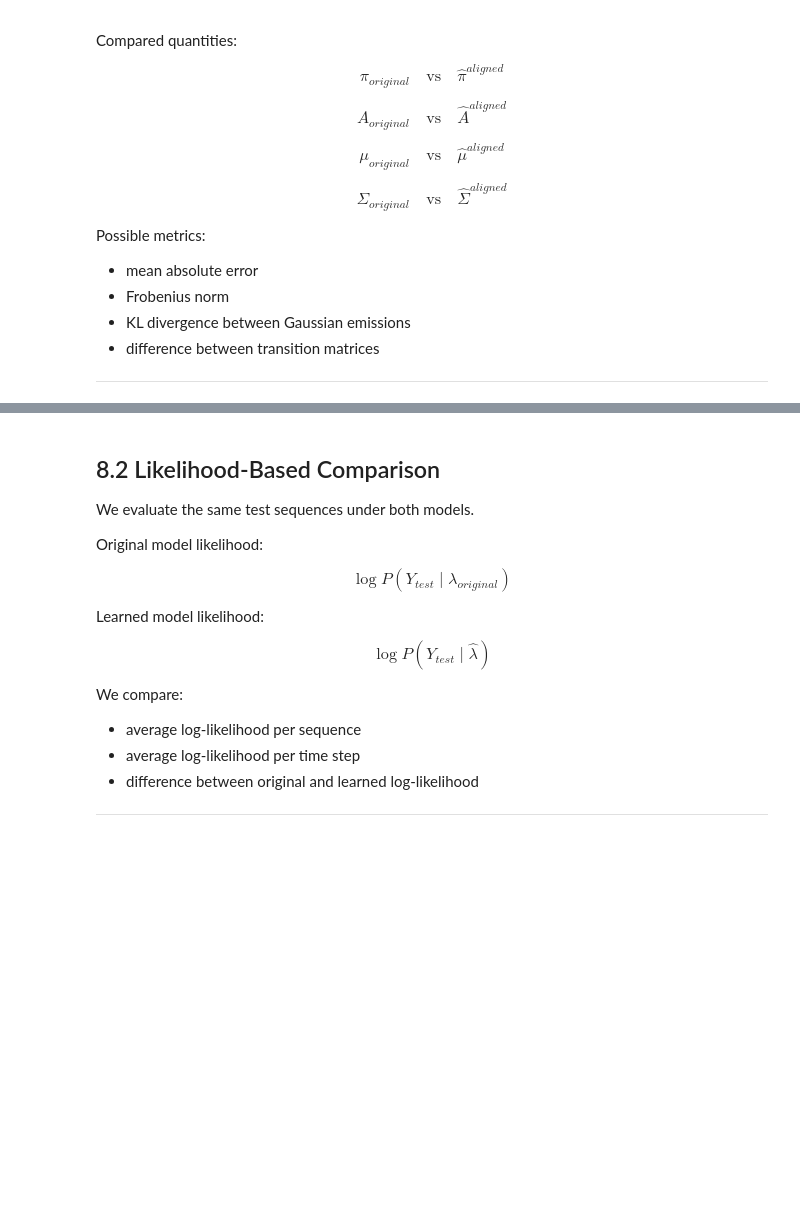
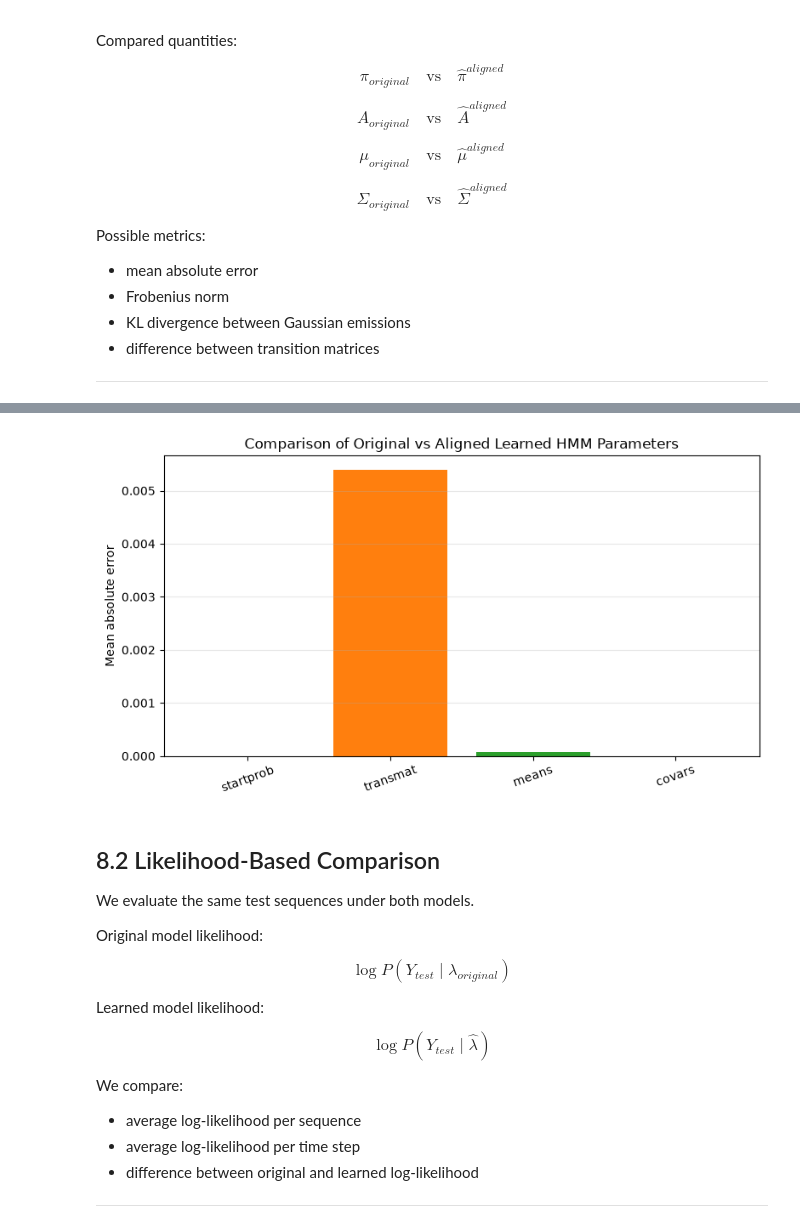
Before and after one commit to davidazimov069-maker/Advanced_Methods_in_ML, a Jupyter notebook: HMM_Project_DavidAndAviad.ipynb, the cells around one changed output, grey strips where cells are left out. Cells and saved outputs as stored; diff of their text form; code cells hidden in the pictures; blank space fills up the shorter version.

```diff
--- a/HMM_Project_DavidAndAviad.ipynb
+++ b/HMM_Project_DavidAndAviad.ipynb
@@ -1591,0 +2003,72 @@ Possible metrics:
+# %%
+# Compare the original frozen HMM with the aligned learned HMM
+# This cell evaluates how well the learned model recovered the original model after alignment.
+
+if "lambda_original" in globals() and "aligned_startprob" in globals():
+    # Extract the original and aligned parameters for comparison
+    original_startprob = np.asarray(lambda_original["startprob"]).reshape(-1)
+    original_transmat = np.asarray(lambda_original["transmat"])
+    original_means = np.asarray(lambda_original["means"])
+    original_covars = np.asarray(lambda_original["covars"])
+
+    #   - mean absolute error: element-wise difference between matching parameters
+    learned_startprob = np.asarray(aligned_startprob).reshape(-1)
+    #   - Frobenius norm: overall matrix distance for the transition matrix
+    learned_transmat = np.asarray(aligned_transmat)
+    #   - KL divergence between Gaussian emissions: similarity of the emission distributions
+    learned_means = np.asarray(aligned_means)
+    #   - difference between transition matrices: direct comparison of state transition behavior
+    learned_covars = np.asarray(aligned_covars)
+
+    # Compute mean absolute error for the main parameter groups
+    startprob_diff = np.abs(original_startprob - learned_startprob)
+    transmat_diff = np.abs(original_transmat - learned_transmat)
+    means_diff = np.abs(original_means - learned_means)
+    covars_diff = np.abs(original_covars - learned_covars)
+
+    print("Parameter-level comparison summary")
+    print("=" * 60)
+    print("Start probabilities absolute difference:")
+    print(startprob_diff)
+
+    print("\nTransition matrix absolute difference:")
+    print(transmat_diff)
+
+    print("\nGaussian mean absolute difference:")
+    print(means_diff)
+
+    print("\nGaussian covariance absolute difference:")
+    print(covars_diff)
+
+    # Build a compact summary table with mean and maximum absolute errors
+    summary_df = pd.DataFrame({
+        "parameter": ["startprob", "transmat", "means", "covars"],
+        "mean_abs_error": [
+            np.mean(startprob_diff),
+            np.mean(transmat_diff),
+            np.mean(means_diff),
+            np.mean(covars_diff)
+        ],
+        "max_abs_error": [
+            np.max(startprob_diff),
+            np.max(transmat_diff),
+            np.max(means_diff),
+            np.max(covars_diff)
+        ]
+    })
+
+    print("\nSummary table:")
+    print(summary_df)
+
+    # Visualize the mean absolute error across parameter groups
+    plt.figure(figsize=(8, 4.5))
+    plt.bar(summary_df["parameter"], summary_df["mean_abs_error"], color=["tab:blue", "tab:orange", "tab:green", "tab:red"])
+    plt.ylabel("Mean absolute error")
+    plt.title("Comparison of Original vs Aligned Learned HMM Parameters")
+    plt.xticks(rotation=20)
+    plt.grid(True, alpha=0.3, axis="y")
+    plt.tight_layout()
+    plt.show()
+else:
+    print("Aligned parameters are not available yet. Please run the alignment code first.")
+# %% [output]
@@ -1592,3 +2092,4 @@ Possible metrics:
+[figure, added]
 # %% [markdown]
 <a id="82-likelihood-based-comparison"></a>
 
```
Also changed, not shown: parts of 27 cells of this notebook.
